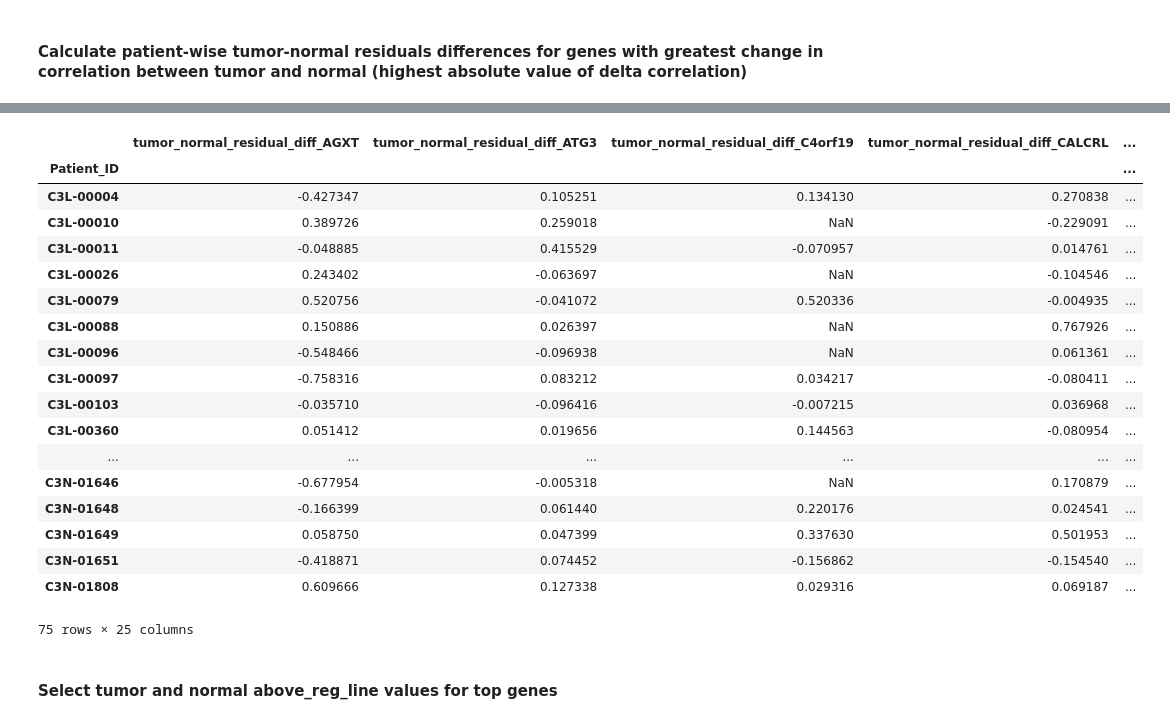
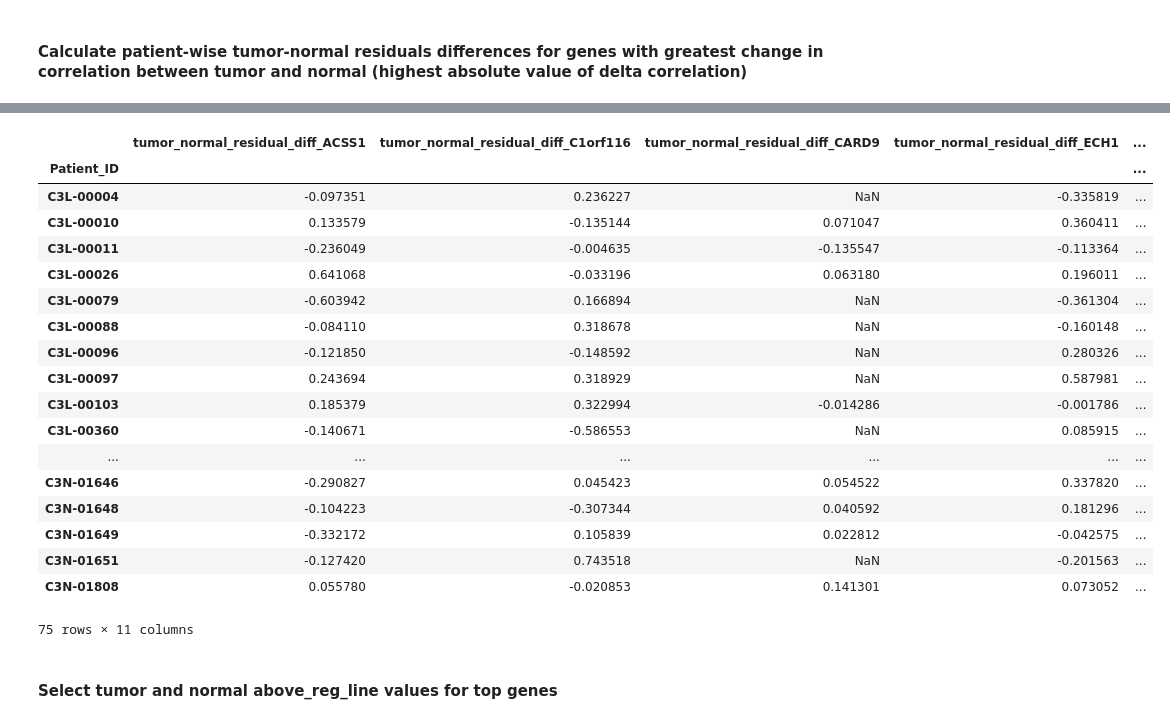
Before and after one commit to caleb-lindgren/deltaCorrML, a Jupyter notebook: load_data.ipynb, the cells around one changed output, grey strips where cells are left out. Saved outputs shown, nothing was run; the diff lists cells and outputs as text; code cells hidden in the pictures.

```diff
--- a/load_data.ipynb
+++ b/load_data.ipynb
@@ -120,10 +120,7 @@ def get_highest_delta_corr(df):
     df = df.sort_values(by="abs_delta_corr")
     return df["Gene"].iloc[-n:].tolist()
 
-highest_delta_genes = delta_corr.\
-groupby("Cancer").\
-apply(get_highest_delta_corr).\
-rename(f"highest_{n}_delta_corr_genes")
+highest_delta_genes = get_highest_delta_corr(delta_corr)
 
 highest_delta_genes
 # %% [output]
@@ -137,51 +144,52 @@ Name: highest_25_delta_corr_genes, dtype: object
 # %%
 top_genes_residuals_diff = {}
 for cancer_type in cancer_types:
     res = residuals[cancer_type]
 
-    top_res = res[res["Gene"].isin(highest_delta_genes[cancer_type])].\
-    pivot(
+    top_res = res[res["Gene"].isin(highest_delta_genes)].\
+    pivot_table(
         index=["Patient_ID", "Gene"],
         columns="Tissue",
-        values="orth_resid"
+        values="orth_resid",
+        aggfunc=np.mean, # To handle duplicates--temp until we get Database_ID
     ).\
     dropna(axis=0, how="any").\
     reset_index(drop=False)
 
     top_res = top_res.\
     assign(tumor_normal_residual_diff=top_res["Tumor"] - top_res["Normal"]).\
     pivot(
         index="Patient_ID",
         columns="Gene",
         values="tumor_normal_residual_diff",
     ).\
     add_prefix("tumor_normal_residual_diff_")
 
     top_res.columns.name = None
 
     top_genes_residuals_diff[cancer_type] = top_res
 
 top_genes_residuals_diff["ccrcc"]
 # %% [output]
-|  | tumor_normal_residual_diff_AGXT | tumor_normal_residual_diff_ATG3 | tumor_normal_residual_diff_C4orf19 | tumor_normal_residual_diff_CALCRL | ... |
+|  | tumor_normal_residual_diff_ACSS1 | tumor_normal_residual_diff_C1orf116 | tumor_normal_residual_diff_CARD9 | tumor_normal_residual_diff_ECH1 | ... |
 | Patient_ID |  |  |  |  | ... |
-| C3L-00004 | -0.427347 | 0.105251 | 0.134130 | 0.270838 | ... |
-| C3L-00010 | 0.389726 | 0.259018 | NaN | -0.229091 | ... |
-| C3L-00011 | -0.048885 | 0.415529 | -0.070957 | 0.014761 | ... |
-| C3L-00026 | 0.243402 | -0.063697 | NaN | -0.104546 | ... |
-| C3L-00079 | 0.520756 | -0.041072 | 0.520336 | -0.004935 | ... |
-| C3L-00088 | 0.150886 | 0.026397 | NaN | 0.767926 | ... |
-| C3L-00096 | -0.548466 | -0.096938 | NaN | 0.061361 | ... |
-| C3L-00097 | -0.758316 | 0.083212 | 0.034217 | -0.080411 | ... |
-| C3L-00103 | -0.035710 | -0.096416 | -0.007215 | 0.036968 | ... |
-| C3L-00360 | 0.051412 | 0.019656 | 0.144563 | -0.080954 | ... |
+| C3L-00004 | -0.097351 | 0.236227 | NaN | -0.335819 | ... |
+| C3L-00010 | 0.133579 | -0.135144 | 0.071047 | 0.360411 | ... |
+| C3L-00011 | -0.236049 | -0.004635 | -0.135547 | -0.113364 | ... |
+| C3L-00026 | 0.641068 | -0.033196 | 0.063180 | 0.196011 | ... |
+| C3L-00079 | -0.603942 | 0.166894 | NaN | -0.361304 | ... |
+| C3L-00088 | -0.084110 | 0.318678 | NaN | -0.160148 | ... |
+| C3L-00096 | -0.121850 | -0.148592 | NaN | 0.280326 | ... |
+| C3L-00097 | 0.243694 | 0.318929 | NaN | 0.587981 | ... |
+| C3L-00103 | 0.185379 | 0.322994 | -0.014286 | -0.001786 | ... |
+| C3L-00360 | -0.140671 | -0.586553 | NaN | 0.085915 | ... |
 | ... | ... | ... | ... | ... | ... |
-| C3N-01646 | -0.677954 | -0.005318 | NaN | 0.170879 | ... |
-| C3N-01648 | -0.166399 | 0.061440 | 0.220176 | 0.024541 | ... |
-| C3N-01649 | 0.058750 | 0.047399 | 0.337630 | 0.501953 | ... |
-| C3N-01651 | -0.418871 | 0.074452 | -0.156862 | -0.154540 | ... |
-| C3N-01808 | 0.609666 | 0.127338 | 0.029316 | 0.069187 | ... |
+| C3N-01646 | -0.290827 | 0.045423 | 0.054522 | 0.337820 | ... |
+| C3N-01648 | -0.104223 | -0.307344 | 0.040592 | 0.181296 | ... |
+| C3N-01649 | -0.332172 | 0.105839 | 0.022812 | -0.042575 | ... |
+| C3N-01651 | -0.127420 | 0.743518 | NaN | -0.201563 | ... |
+| C3N-01808 | 0.055780 | -0.020853 | 0.141301 | 0.073052 | ... |
-75 rows × 25 columns
+75 rows × 11 columns
 # %% [markdown]
 #### Select tumor and normal above_reg_line values for top genes
 # %%
```
Also changed, not shown: parts of 10 cells of this notebook.
